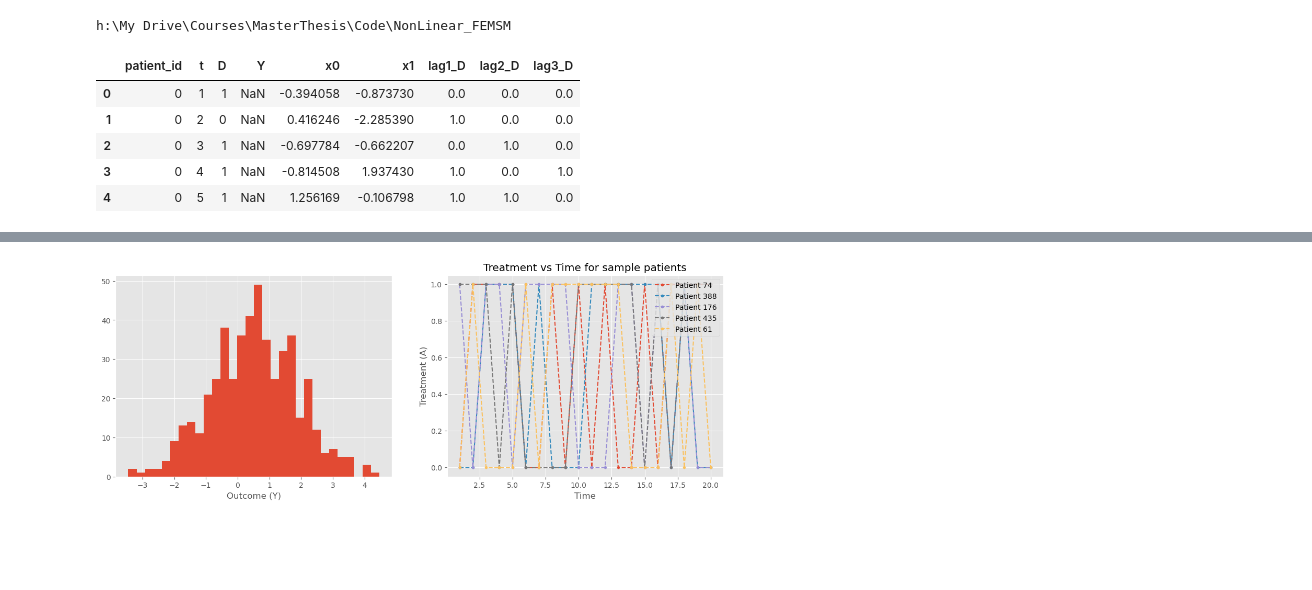
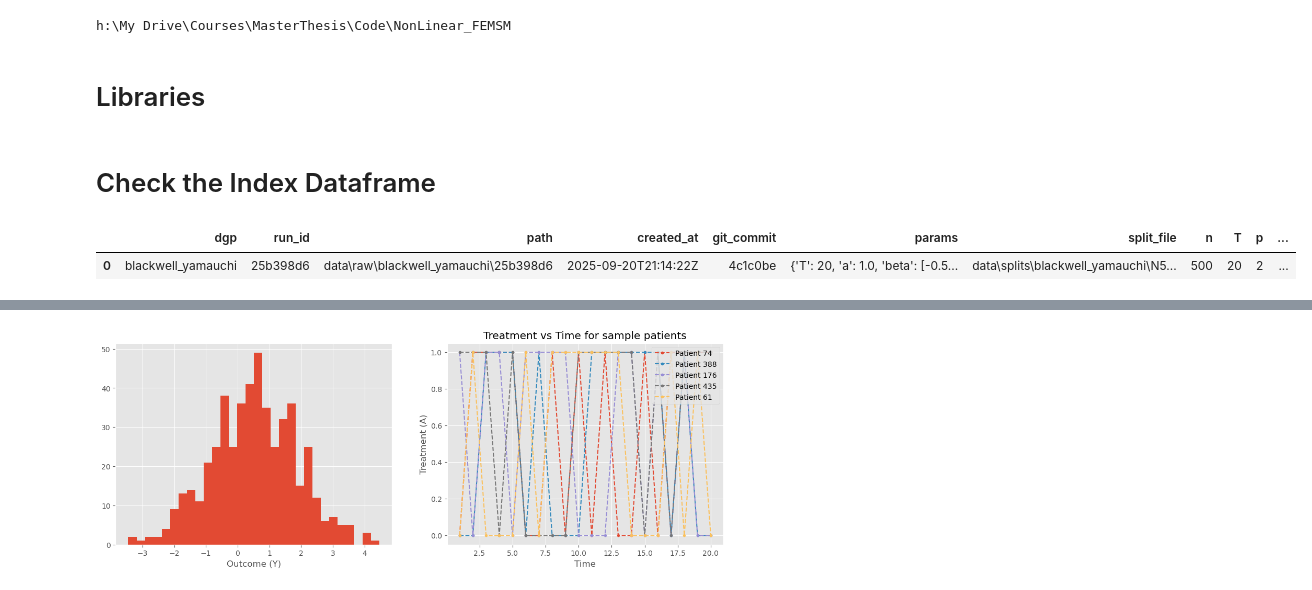
Before and after one commit to Ali-Setareh/SeqGPLVM_FEMSM, a Jupyter notebook: notebooks/data_insepction.ipynb, the cells around one changed output, grey strips where cells are left out. Cells and saved outputs as stored; diff of their text form; code cells hidden in the pictures; blank space fills up the shorter version.

```diff
--- a/notebooks/data_insepction.ipynb
+++ b/notebooks/data_insepction.ipynb
@@ -59,9 +11,2 @@ df = pd.read_parquet(raw_file_path)
-# %%
-df.head()
-# %% [output]
-|  | patient_id | t | D | Y | x0 | x1 | lag1_D | lag2_D | lag3_D |
-| 0 | 0 | 1 | 1 | NaN | -0.394058 | -0.873730 | 0.0 | 0.0 | 0.0 |
-| 1 | 0 | 2 | 0 | NaN | 0.416246 | -2.285390 | 1.0 | 0.0 | 0.0 |
-| 2 | 0 | 3 | 1 | NaN | -0.697784 | -0.662207 | 0.0 | 1.0 | 0.0 |
-| 3 | 0 | 4 | 1 | NaN | -0.814508 | 1.937430 | 1.0 | 0.0 | 1.0 |
-| 4 | 0 | 5 | 1 | NaN | 1.256169 | -0.106798 | 1.0 | 1.0 | 0.0 |
+# %% [markdown]
+# Libraries
@@ -67,0 +16,8 @@ df.head()
+# %% [markdown]
+# Check the Index Dataframe
+# %%
+df = pd.read_parquet(cwd/"data"/"index"/"runs.parquet")
+df.head()
+# %% [output]
+|  | dgp | run_id | path | created_at | git_commit | params | split_file | n | T | p | ... |
+| 0 | blackwell_yamauchi | 25b398d6 | data\raw\blackwell_yamauchi\25b398d6 | 2025-09-20T21:14:22Z | 4c1c0be | {'T': 20, 'a': 1.0, 'beta': [-0.5... | data\splits\blackwell_yamauchi\N5... | 500 | 20 | 2 | ... |
```
Also changed, not shown: parts of 4 cells of this notebook, 6 other files.
